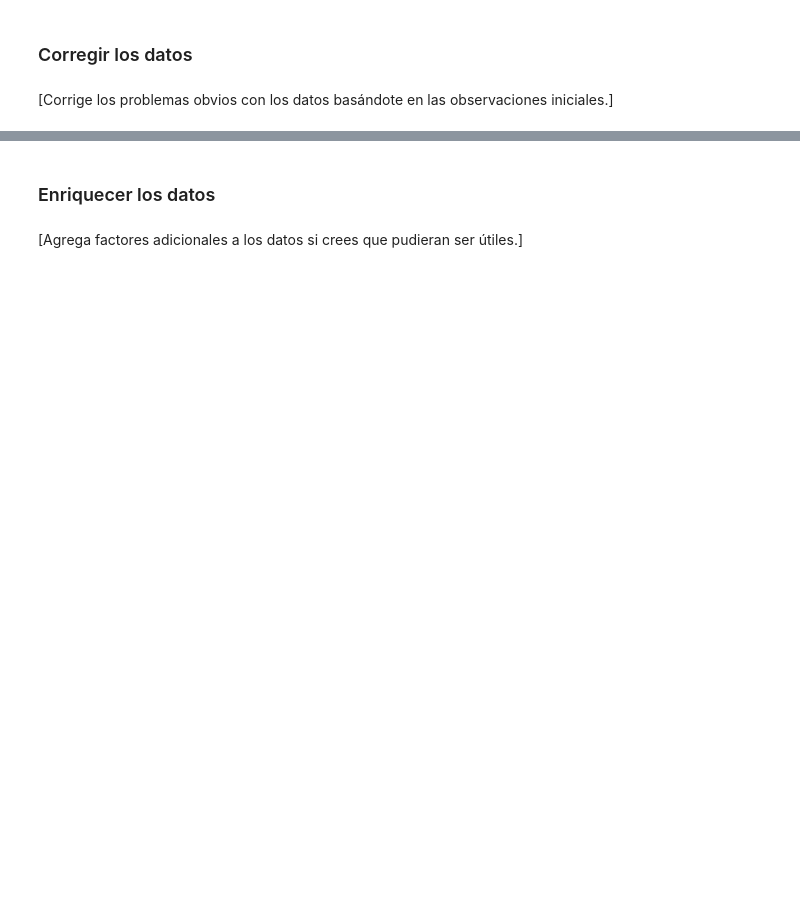
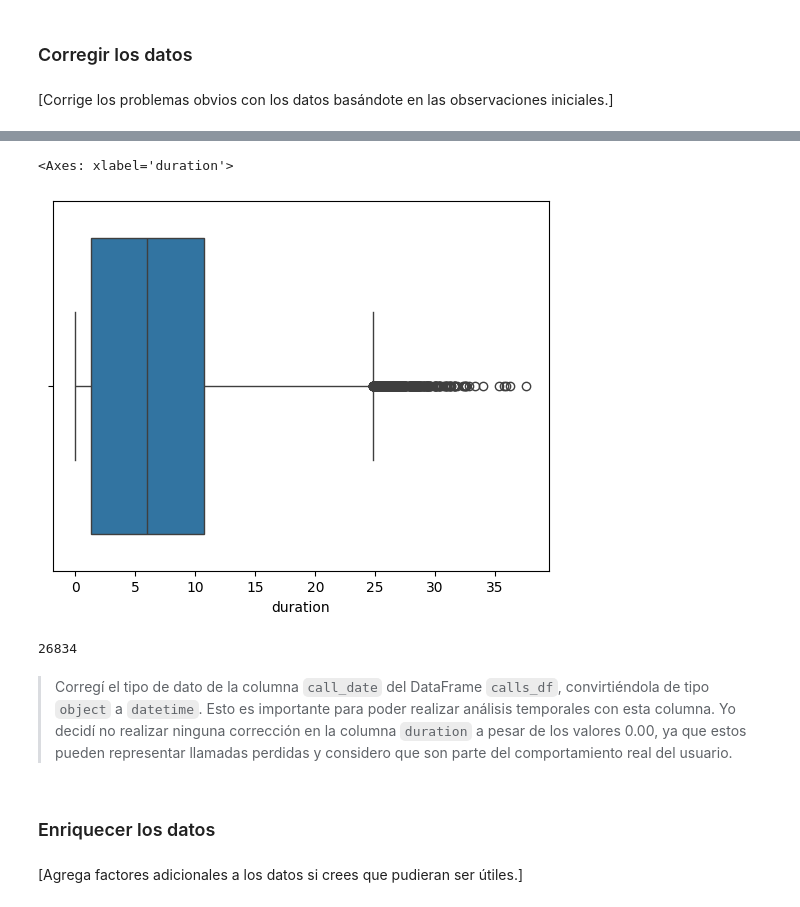
Before and after one commit to Davichobacter/data_science_tt, a Jupyter notebook: notebook.ipynb, the cells around one changed output, grey strips where cells are left out. Drawn from its saved outputs; the diff is of its cells as text; code cells hidden in the pictures; blank space fills up the shorter version.

Commit message:
Terminando la sección llamadas

```diff
--- a/notebook.ipynb
+++ b/notebook.ipynb
@@ -242,3 +280,5 @@ users_df.sample(5)
 ### Corregir los datos
 # %% [markdown]
 [Corrige los problemas obvios con los datos basándote en las observaciones iniciales.]
+# %%
+calls_df['call_date'] = pd.to_datetime(calls_df['call_date'])
@@ -245,3 +299,14 @@ users_df.sample(5)
+# %%
+sns.boxplot(x=calls_df['duration'])
+# %% [output]
+<Axes: xlabel='duration'>
+[figure, added]
+# %%
+calls_df[calls_df['duration'] == 0].shape[0]
+# %% [output]
+26834
+# %% [markdown]
+> Corregí el tipo de dato de la columna `call_date` del DataFrame `calls_df`, convirtiéndola de tipo `object` a `datetime`. Esto es importante para poder realizar análisis temporales con esta columna. Yo decidí no realizar ninguna corrección en la columna `duration` a pesar de los valores 0.00, ya que estos pueden representar llamadas perdidas y considero que son parte del comportamiento real del usuario.
 # %% [markdown]
 ### Enriquecer los datos
 # %% [markdown]
```
Also changed, not shown: parts of 7 cells of this notebook.
